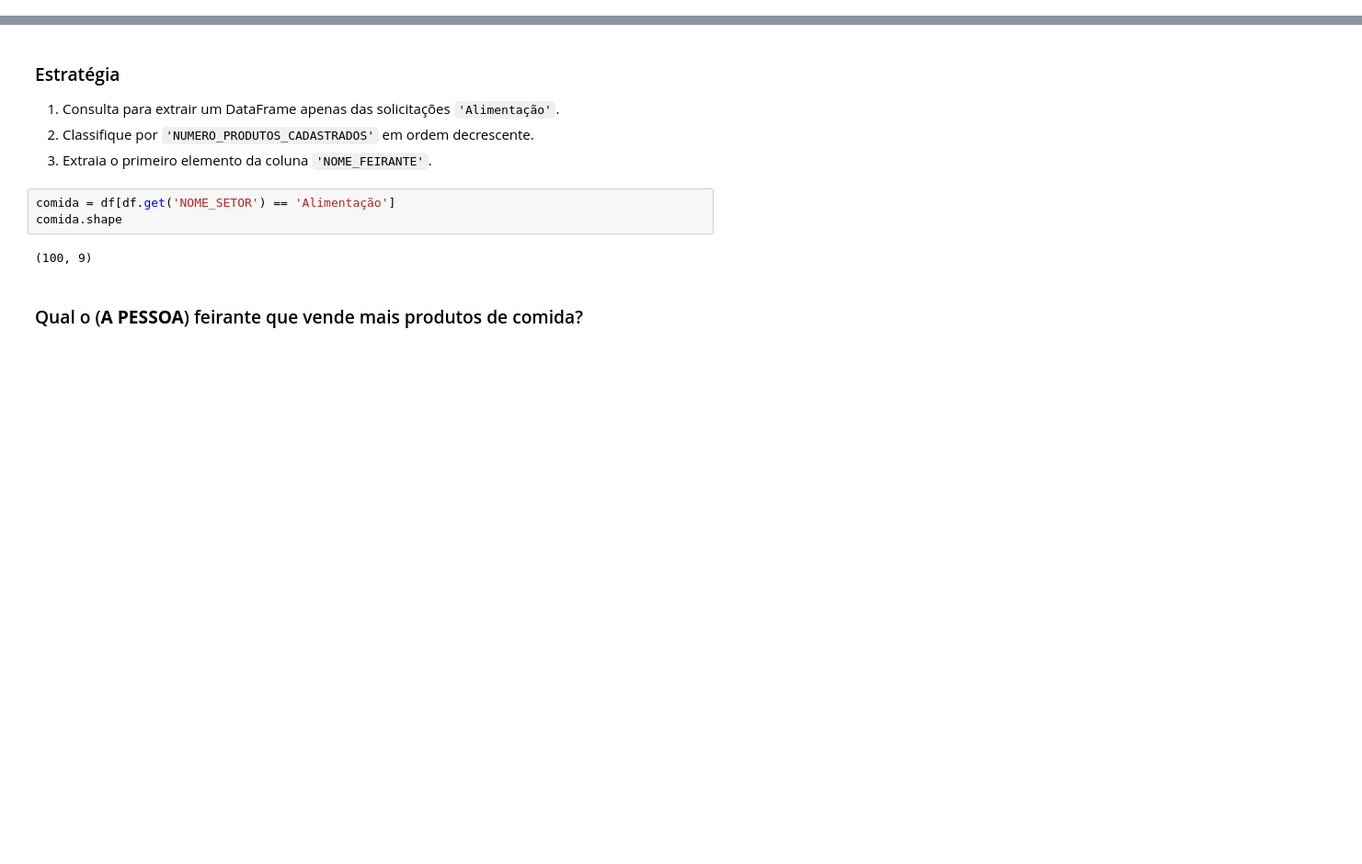
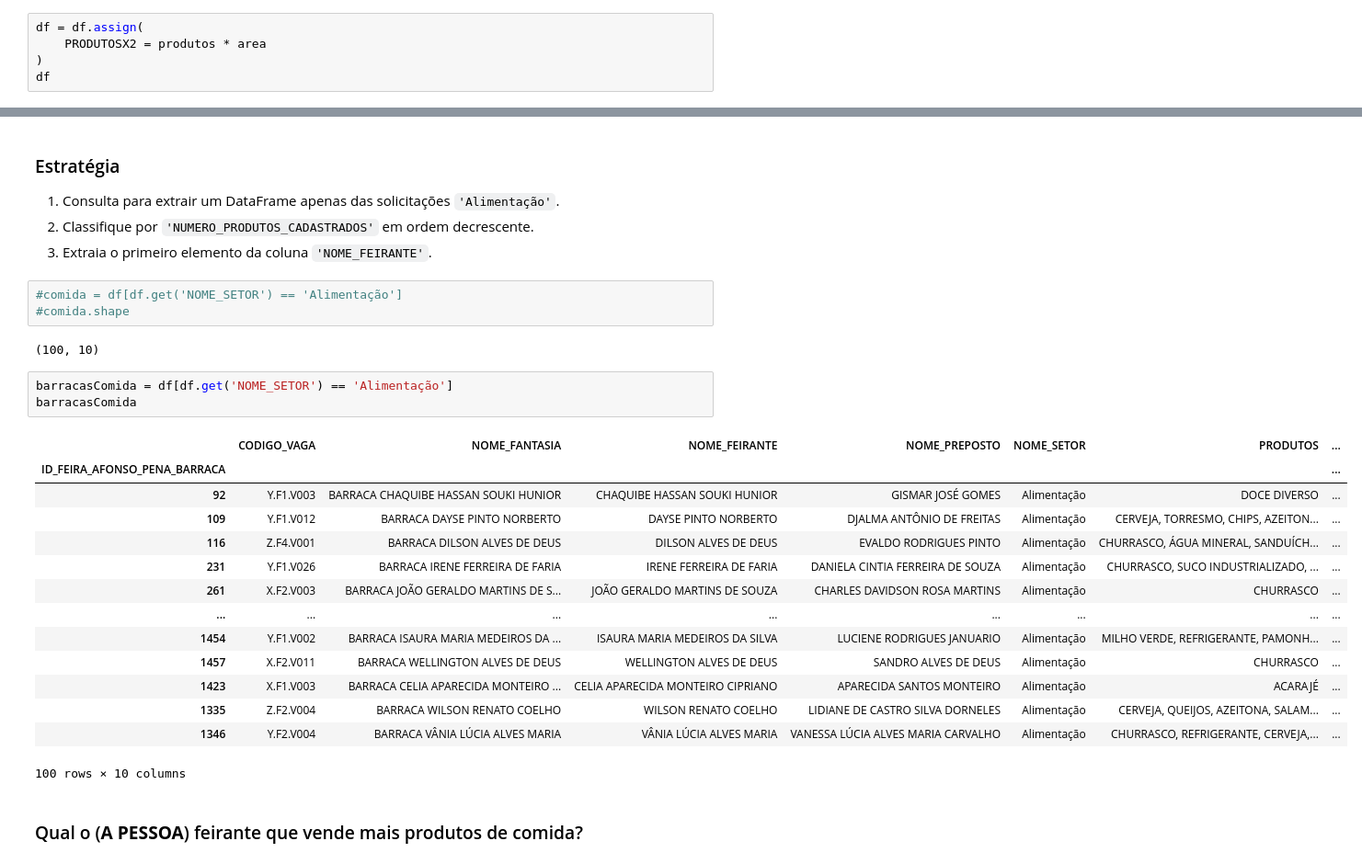
Before and after one commit to raphhax/FundamentosCienciaDados, a Jupyter notebook: Teorias/groupBy/groupBy.ipynb, the cells around one changed output, grey strips where cells are left out. Shown: that part at 92% size. Cells and saved outputs as stored; diff of their text form; blank space fills up the shorter version.

```diff
--- a/Teorias/groupBy/groupBy.ipynb
+++ b/Teorias/groupBy/groupBy.ipynb
@@ -81,0 +77,5 @@ df
+# %%
+df = df.assign(
+    PRODUTOSX2 = produtos * area
+)
+df
@@ -117,9 +142,27 @@ Existem vários tipos de comparações que podemos fazer.
 2. Classifique por `'NUMERO_PRODUTOS_CADASTRADOS'` em ordem decrescente.
 3. Extraia o primeiro elemento da coluna `'NOME_FEIRANTE'`.
 # %%
-comida = df[df.get('NOME_SETOR') == 'Alimentação']
-comida.shape
+#comida = df[df.get('NOME_SETOR') == 'Alimentação']
+#comida.shape
 # %% [output]
-(100, 9)
+(100, 10)
+# %%
+barracasComida = df[df.get('NOME_SETOR') == 'Alimentação']
+barracasComida
+# %% [output]
+|  | CODIGO_VAGA | NOME_FANTASIA | NOME_FEIRANTE | NOME_PREPOSTO | NOME_SETOR | PRODUTOS | ... |
+| ID_FEIRA_AFONSO_PENA_BARRACA |  |  |  |  |  |  | ... |
+| 92 | Y.F1.V003 | BARRACA CHAQUIBE HASSAN SOUKI HUNIOR | CHAQUIBE HASSAN SOUKI HUNIOR | GISMAR JOSÉ GOMES | Alimentação | DOCE DIVERSO | ... |
+| 109 | Y.F1.V012 | BARRACA DAYSE PINTO NORBERTO | DAYSE PINTO NORBERTO | DJALMA ANTÔNIO DE FREITAS | Alimentação | CERVEJA, TORRESMO, CHIPS, AZEITON... | ... |
+| 116 | Z.F4.V001 | BARRACA DILSON ALVES DE DEUS | DILSON ALVES DE DEUS | EVALDO RODRIGUES PINTO | Alimentação | CHURRASCO, ÁGUA MINERAL, SANDUÍCH... | ... |
+| 231 | Y.F1.V026 | BARRACA IRENE FERREIRA DE FARIA | IRENE FERREIRA DE FARIA | DANIELA CINTIA FERREIRA DE SOUZA | Alimentação | CHURRASCO, SUCO INDUSTRIALIZADO, ... | ... |
+| 261 | X.F2.V003 | BARRACA JOÃO GERALDO MARTINS DE S... | JOÃO GERALDO MARTINS DE SOUZA | CHARLES DAVIDSON ROSA MARTINS | Alimentação | CHURRASCO | ... |
+| ... | ... | ... | ... | ... | ... | ... | ... |
+| 1454 | Y.F1.V002 | BARRACA ISAURA MARIA MEDEIROS DA ... | ISAURA MARIA MEDEIROS DA SILVA | LUCIENE RODRIGUES JANUARIO | Alimentação | MILHO VERDE, REFRIGERANTE, PAMONH... | ... |
+| 1457 | X.F2.V011 | BARRACA WELLINGTON ALVES DE DEUS | WELLINGTON ALVES DE DEUS | SANDRO ALVES DE DEUS | Alimentação | CHURRASCO | ... |
+| 1423 | X.F1.V003 | BARRACA CELIA APARECIDA MONTEIRO ... | CELIA APARECIDA MONTEIRO CIPRIANO | APARECIDA SANTOS MONTEIRO | Alimentação | ACARAJÉ | ... |
+| 1335 | Z.F2.V004 | BARRACA WILSON RENATO COELHO | WILSON RENATO COELHO | LIDIANE DE CASTRO SILVA DORNELES | Alimentação | CERVEJA, QUEIJOS, AZEITONA, SALAM... | ... |
+| 1346 | Y.F2.V004 | BARRACA VÂNIA LÚCIA ALVES MARIA | VÂNIA LÚCIA ALVES MARIA | VANESSA LÚCIA ALVES MARIA CARVALHO | Alimentação | CHURRASCO, REFRIGERANTE, CERVEJA,... | ... |
+100 rows × 10 columns
 # %% [markdown]
 ### Qual o (**A PESSOA**) feirante que vende mais produtos de comida?
```
Also changed, not shown: parts of 18 cells of this notebook, 1 other file.
